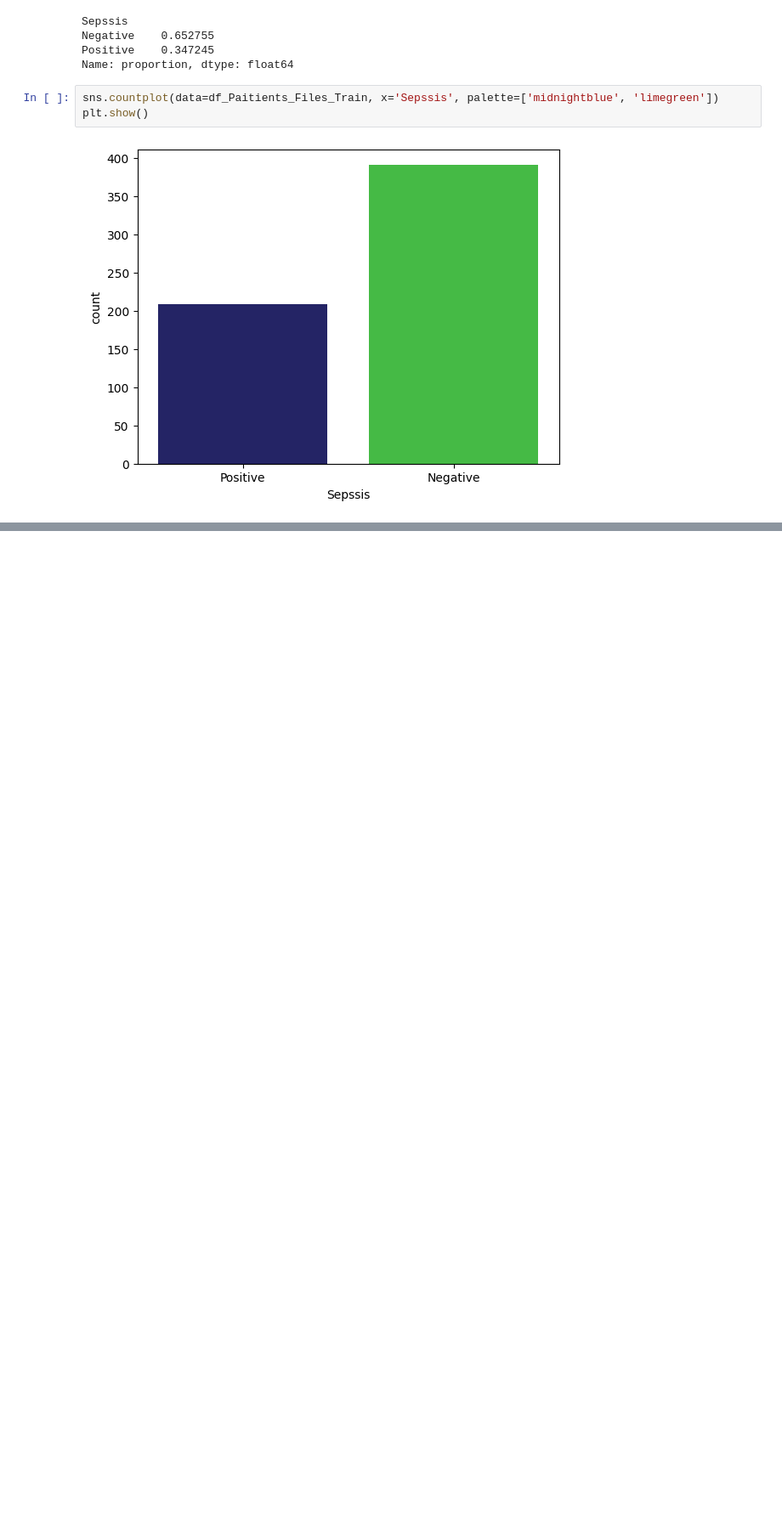
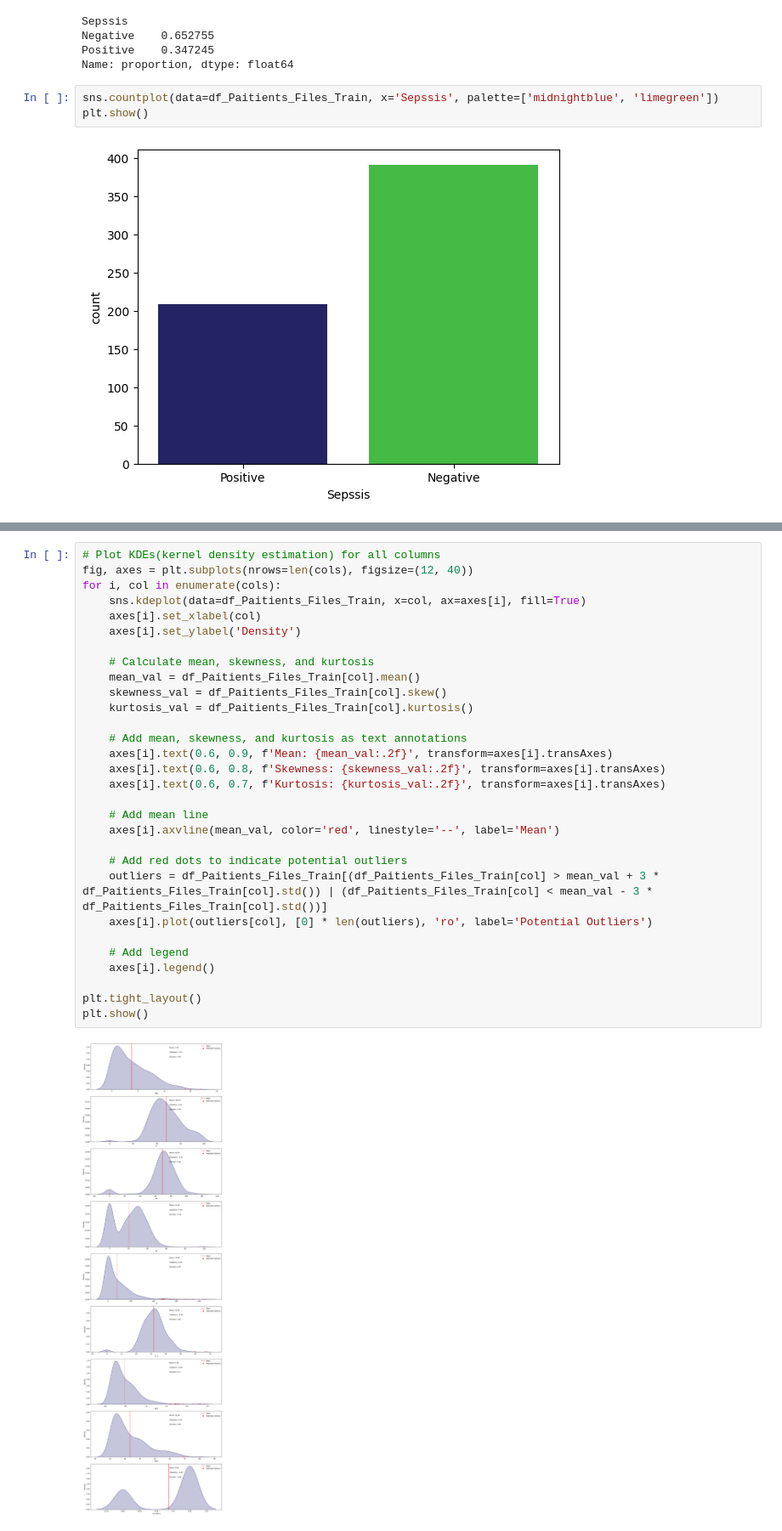
Before and after one commit to Samidirbsa/Career_Accelerator_P5-ML_API, a Jupyter notebook: Notebook.ipynb, the cells around one changed output, grey strips where cells are left out. Shown at 85% size. Drawn from its saved outputs; the diff is of its cells as text; blank space fills up the shorter version.

```diff
--- a/Notebook.ipynb
+++ b/Notebook.ipynb
@@ -268,0 +310,32 @@ plt.show()
+# %%
+# Plot KDEs(kernel density estimation) for all columns
+fig, axes = plt.subplots(nrows=len(cols), figsize=(12, 40))
+for i, col in enumerate(cols):
+    sns.kdeplot(data=df_Paitients_Files_Train, x=col, ax=axes[i], fill=True)
+    axes[i].set_xlabel(col)
+    axes[i].set_ylabel('Density')
+
+    # Calculate mean, skewness, and kurtosis
+    mean_val = df_Paitients_Files_Train[col].mean()
+    skewness_val = df_Paitients_Files_Train[col].skew()
+    kurtosis_val = df_Paitients_Files_Train[col].kurtosis()
+
+    # Add mean, skewness, and kurtosis as text annotations
+    axes[i].text(0.6, 0.9, f'Mean: {mean_val:.2f}', transform=axes[i].transAxes)
+    axes[i].text(0.6, 0.8, f'Skewness: {skewness_val:.2f}', transform=axes[i].transAxes)
+    axes[i].text(0.6, 0.7, f'Kurtosis: {kurtosis_val:.2f}', transform=axes[i].transAxes)
+
+    # Add mean line
+    axes[i].axvline(mean_val, color='red', linestyle='--', label='Mean')
+
+    # Add red dots to indicate potential outliers
+    outliers = df_Paitients_Files_Train[(df_Paitients_Files_Train[col] > mean_val + 3 * df_Paitients_Files_Train[col].std()) | (df_Paitients_Files_Train[col] < mean_val - 3 * df_Paitients_Files_Train[col].std())]
+    axes[i].plot(outliers[col], [0] * len(outliers), 'ro', label='Potential Outliers')
+
+    # Add legend
+    axes[i].legend()
+
+plt.tight_layout()
+plt.show()
+# %% [output]
+[figure, added]
```
Also changed, not shown: parts of 6 cells of this notebook.
